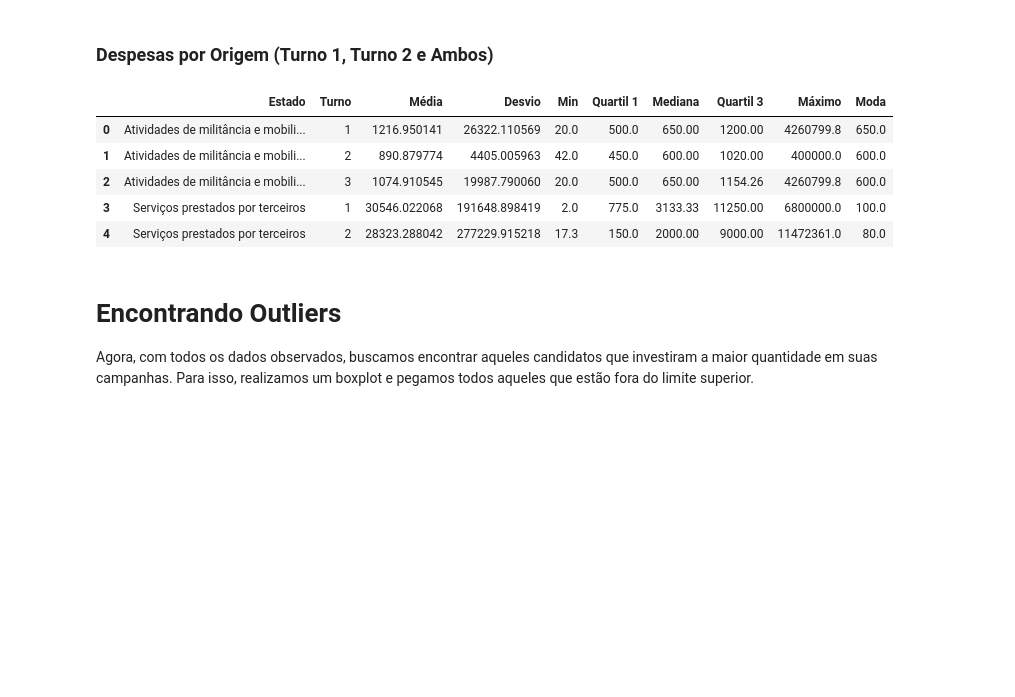
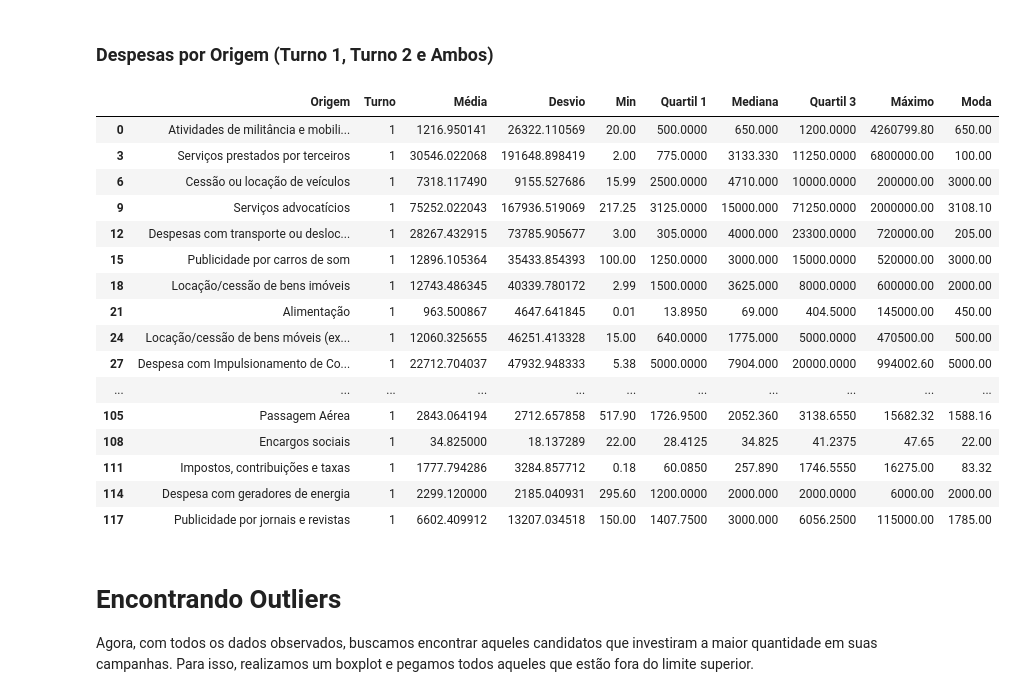
Before and after one commit to AndreiRech/Election, a Jupyter notebook: Analise.ipynb, the cells around one changed output. Cells and saved outputs as stored; diff of their text form; code cells hidden in the pictures; blank space fills up the shorter version.

```diff
--- a/Analise.ipynb
+++ b/Analise.ipynb
@@ -45,7 +45,7 @@ def estatisticas_despesas(df, nome):
 
         for turno in [1, 2, 3]:
             if turno != 3:
-                df_turno = df_n[df_n['ST_TURNO'] == turno]
+                df_turno = df_n[df_n['NR_TURNO'] == turno]
             else:
                 df_turno = df_n
 
@@ -439,7 +459,7 @@ data = []
 
 for (estado, turno), votos_summary in estatisticas_despesas_partido.items():
     data.append({
-        'Estado': estado,
+        'Partido': estado,
         'Turno': turno,
         'Média': votos_summary['mean'],
         'Desvio': votos_summary['std'],
@@ -472,7 +503,7 @@ data = []
 
 for (estado, turno), votos_summary in estatisticas_despesas_origem.items():
     data.append({
-        'Estado': estado,
+        'Origem': estado,
         'Turno': turno,
         'Média': votos_summary['mean'],
         'Desvio': votos_summary['std'],
@@ -487,15 +518,27 @@ for (estado, turno), votos_summary in estatisticas_despesas_origem.items():
 df_estatisticas = pd.DataFrame(data)
 # %%
 df_estatisticas = df_estatisticas.dropna(subset=['Média', 'Desvio', 'Min', 'Quartil 1', 'Mediana', 'Quartil 3', 'Máximo', 'Moda'], how='all')
-df_estatisticas = df_estatisticas.drop_duplicates(subset=['Estado', 'Média', 'Desvio'], keep='first')
-df_estatisticas.head()
+df_estatisticas = df_estatisticas.drop_duplicates(subset=['Origem', 'Média', 'Desvio'], keep='first')
+df_estatisticas = df_estatisticas[df_estatisticas["Turno"] == 1]
+df_estatisticas
 # %% [output]
-|  | Estado | Turno | Média | Desvio | Min | Quartil 1 | Mediana | Quartil 3 | Máximo | Moda |
-| 0 | Atividades de militância e mobili... | 1 | 1216.950141 | 26322.110569 | 20.0 | 500.0 | 650.00 | 1200.00 | 4260799.8 | 650.0 |
-| 1 | Atividades de militância e mobili... | 2 | 890.879774 | 4405.005963 | 42.0 | 450.0 | 600.00 | 1020.00 | 400000.0 | 600.0 |
-| 2 | Atividades de militância e mobili... | 3 | 1074.910545 | 19987.790060 | 20.0 | 500.0 | 650.00 | 1154.26 | 4260799.8 | 600.0 |
-| 3 | Serviços prestados por terceiros | 1 | 30546.022068 | 191648.898419 | 2.0 | 775.0 | 3133.33 | 11250.00 | 6800000.0 | 100.0 |
-| 4 | Serviços prestados por terceiros | 2 | 28323.288042 | 277229.915218 | 17.3 | 150.0 | 2000.00 | 9000.00 | 11472361.0 | 80.0 |
+|  | Origem | Turno | Média | Desvio | Min | Quartil 1 | Mediana | Quartil 3 | Máximo | Moda |
+| 0 | Atividades de militância e mobili... | 1 | 1216.950141 | 26322.110569 | 20.00 | 500.0000 | 650.000 | 1200.0000 | 4260799.80 | 650.00 |
+| 3 | Serviços prestados por terceiros | 1 | 30546.022068 | 191648.898419 | 2.00 | 775.0000 | 3133.330 | 11250.0000 | 6800000.00 | 100.00 |
+| 6 | Cessão ou locação de veículos | 1 | 7318.117490 | 9155.527686 | 15.99 | 2500.0000 | 4710.000 | 10000.0000 | 200000.00 | 3000.00 |
+| 9 | Serviços advocatícios | 1 | 75252.022043 | 167936.519069 | 217.25 | 3125.0000 | 15000.000 | 71250.0000 | 2000000.00 | 3108.10 |
+| 12 | Despesas com transporte ou desloc... | 1 | 28267.432915 | 73785.905677 | 3.00 | 305.0000 | 4000.000 | 23300.0000 | 720000.00 | 205.00 |
+| 15 | Publicidade por carros de som | 1 | 12896.105364 | 35433.854393 | 100.00 | 1250.0000 | 3000.000 | 15000.0000 | 520000.00 | 3000.00 |
+| 18 | Locação/cessão de bens imóveis | 1 | 12743.486345 | 40339.780172 | 2.99 | 1500.0000 | 3625.000 | 8000.0000 | 600000.00 | 2000.00 |
+| 21 | Alimentação | 1 | 963.500867 | 4647.641845 | 0.01 | 13.8950 | 69.000 | 404.5000 | 145000.00 | 450.00 |
+| 24 | Locação/cessão de bens móveis (ex... | 1 | 12060.325655 | 46251.413328 | 15.00 | 640.0000 | 1775.000 | 5000.0000 | 470500.00 | 500.00 |
+| 27 | Despesa com Impulsionamento de Co... | 1 | 22712.704037 | 47932.948333 | 5.38 | 5000.0000 | 7904.000 | 20000.0000 | 994002.60 | 5000.00 |
+| ... | ... | ... | ... | ... | ... | ... | ... | ... | ... | ... |
+| 105 | Passagem Aérea | 1 | 2843.064194 | 2712.657858 | 517.90 | 1726.9500 | 2052.360 | 3138.6550 | 15682.32 | 1588.16 |
+| 108 | Encargos sociais | 1 | 34.825000 | 18.137289 | 22.00 | 28.4125 | 34.825 | 41.2375 | 47.65 | 22.00 |
+| 111 | Impostos, contribuições e taxas | 1 | 1777.794286 | 3284.857712 | 0.18 | 60.0850 | 257.890 | 1746.5550 | 16275.00 | 83.32 |
+| 114 | Despesa com geradores de energia | 1 | 2299.120000 | 2185.040931 | 295.60 | 1200.0000 | 2000.000 | 2000.0000 | 6000.00 | 2000.00 |
+| 117 | Publicidade por jornais e revistas | 1 | 6602.409912 | 13207.034518 | 150.00 | 1407.7500 | 3000.000 | 6056.2500 | 115000.00 | 1785.00 |
 # %% [markdown]
 # Encontrando Outliers
 
```
Also changed, not shown: parts of 7 cells of this notebook, 1 other file.
